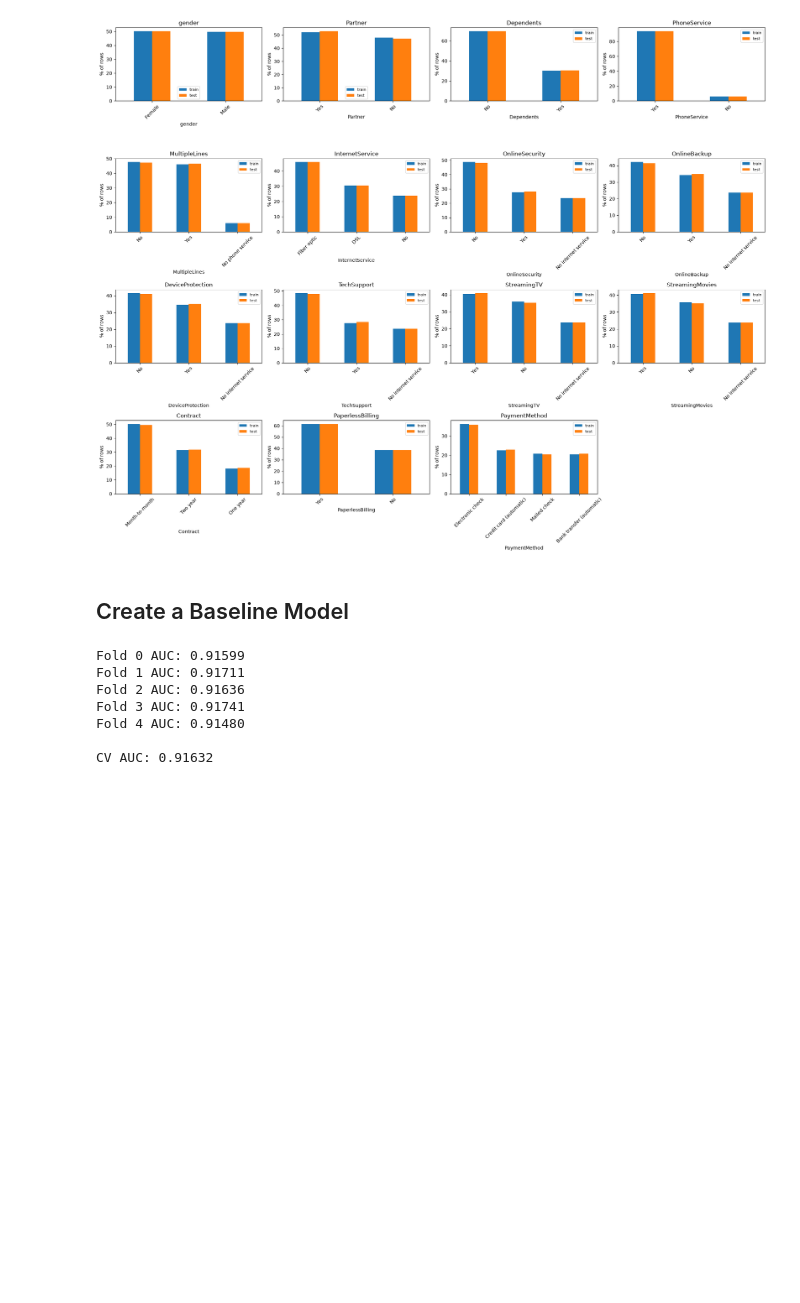
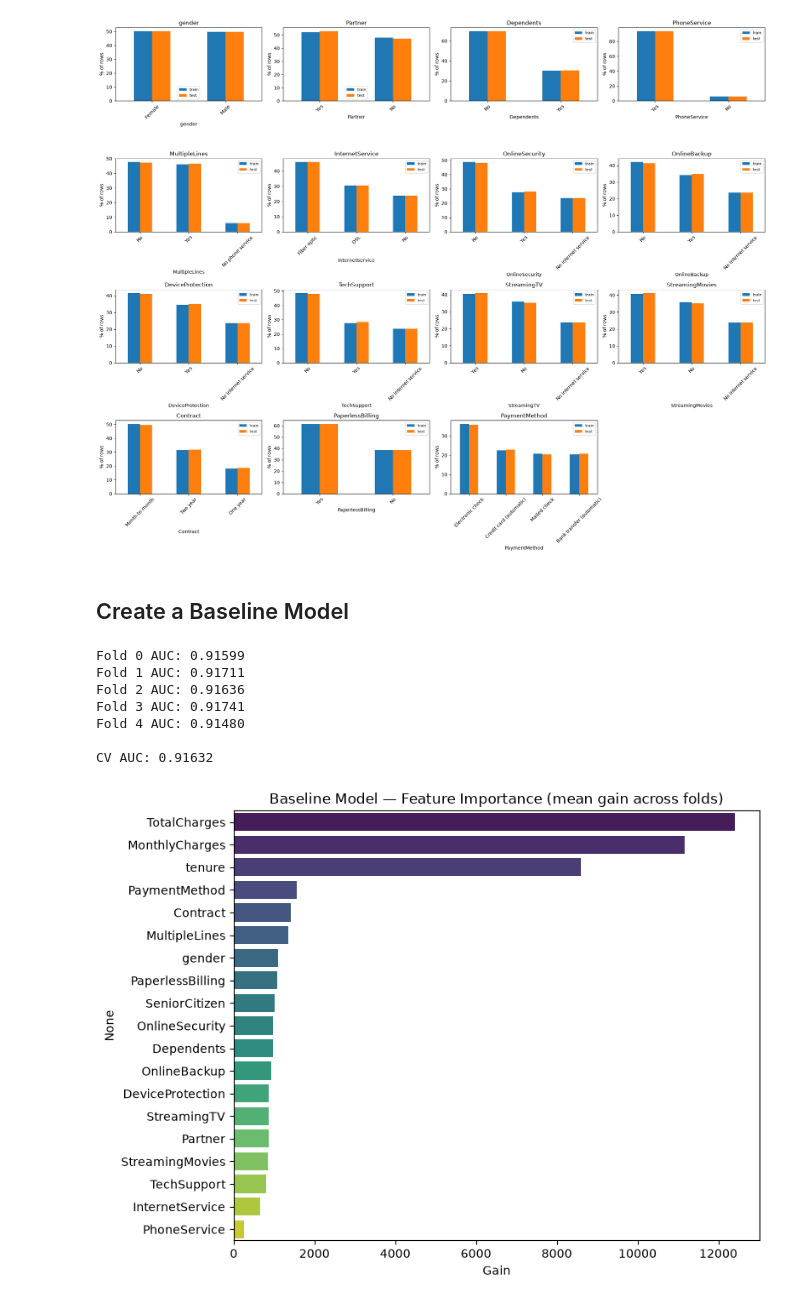
Before and after one commit to jimportico/scratch_projects, a Jupyter notebook: kaggle/customer_churn/eda/customer+data+exploration.ipynb, the cells around one changed output. Drawn from its saved outputs; the diff is of its cells as text; code cells hidden in the pictures; blank space fills up the shorter version.

```diff
--- a/kaggle/customer_churn/eda/customer+data+exploration.ipynb
+++ b/kaggle/customer_churn/eda/customer+data+exploration.ipynb
@@ -328,6 +328,7 @@ for c in cat_cols:
 
 oof = np.zeros(len(X))  # honest out-of-fold predictions
 test_preds = np.zeros(len(X_test))  # test preds, averaged over folds
+fold_importances = []  # per-fold gain importances, averaged after the loop
 
 skf = StratifiedKFold(n_splits=5, shuffle=True, random_state=42)
 
@@ -358,8 +359,11 @@ for fold, (tr, val) in enumerate(skf.split(X, y)):
     )
     oof[val] = model.predict_proba(X.iloc[val])[:, 1]
     test_preds += model.predict_proba(X_test)[:, 1] / skf.n_splits
+    fold_importances.append(pd.Series(model.feature_importances_, index=X.columns))
     print(f"Fold {fold} AUC: {roc_auc_score(y.iloc[val], oof[val]):.5f}")
 
+baseline_importance = pd.concat(fold_importances, axis=1).mean(axis=1).sort_values(ascending=False)
+
 print(f"\nCV AUC: {roc_auc_score(y, oof):.5f}")
 # %% [output]
 Fold 0 AUC: 0.91599
@@ -369,6 +373,15 @@ Fold 3 AUC: 0.91741
 Fold 4 AUC: 0.91480
 
 CV AUC: 0.91632
+# %%
+plt.figure(figsize=(8, 6))
+sns.barplot(x=baseline_importance.values, y=baseline_importance.index, hue=baseline_importance.index, legend=False, palette="viridis")
+plt.title("Baseline Model — Feature Importance (mean gain across folds)")
+plt.xlabel("Gain")
+plt.tight_layout()
+plt.show()
+# %% [output]
+[figure, added]
 # %%
 sub = pd.DataFrame({"id": test["id"], "Churn": test_preds})  # probabilities
 sub.to_csv("/home/jimportico/projects/scratch_projects/kaggle/customer_churn/data/submission_baseline.csv", index=False)
```
Also changed, not shown: parts of 8 cells of this notebook.
